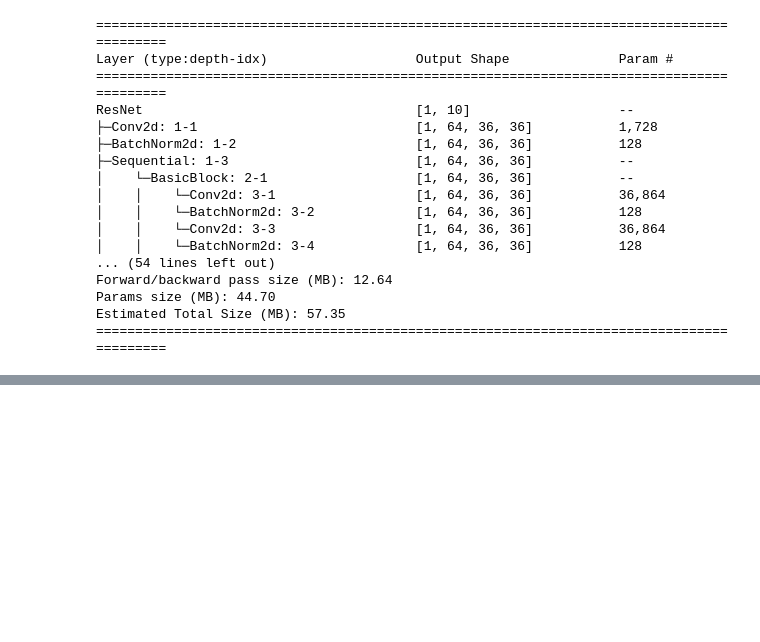
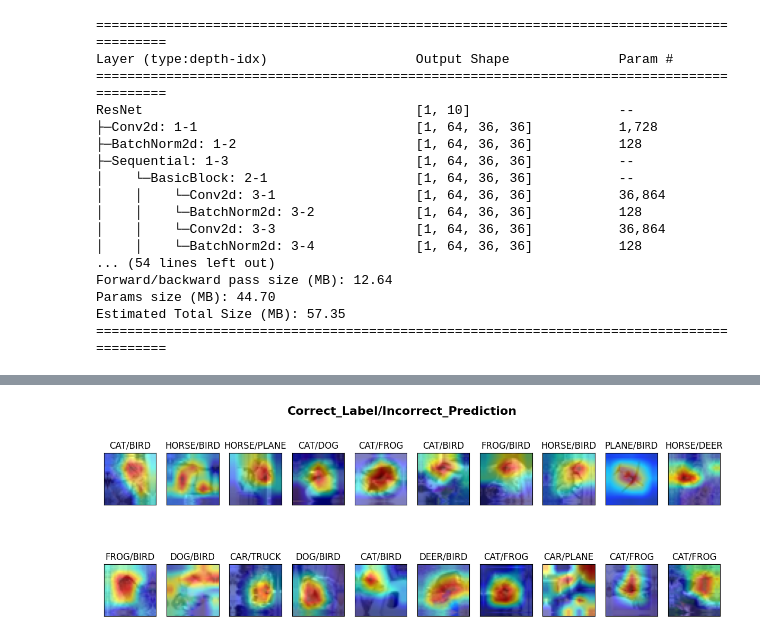
Before and after one commit to navpreetsingh9/S11-Assignment-Solution, a Jupyter notebook: ERA-S11.ipynb, the cells around one changed output, grey strips where cells are left out. Drawn from its saved outputs; the diff is of its cells as text; code cells hidden in the pictures; blank space fills up the shorter version.

```diff
--- a/ERA-S11.ipynb
+++ b/ERA-S11.ipynb
@@ -140,2 +159,4 @@ plot_incorrect_predictions(incorrect, class_map, count=20)
 # %%
-show_gradcam(model, test_loader, class_map, cuda, means, stds, count=20)
+show_gradcam(model, incorrect, class_map, cuda, means, stds, count=20)
+# %% [output]
+[figure, added]
```
Also changed, not shown: parts of 6 cells of this notebook.
